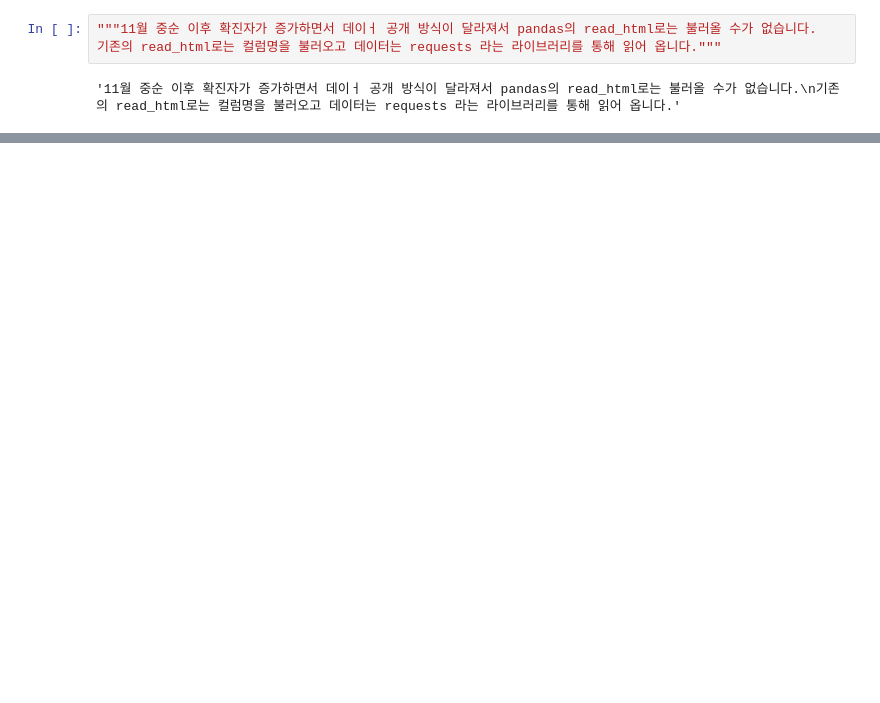
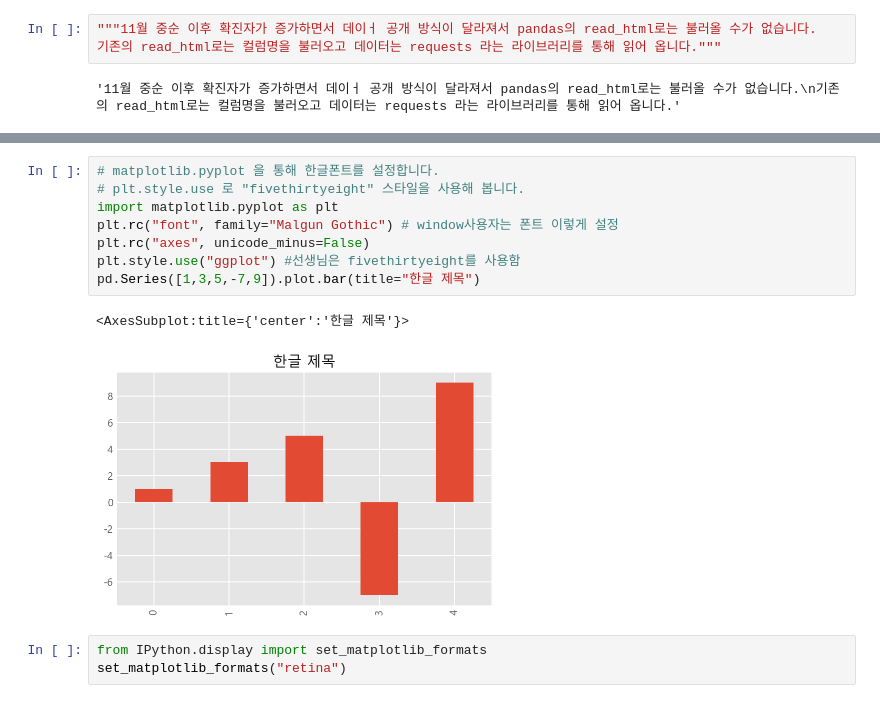
Before and after one commit to hdonghun/Python_analysis-visualization, a Jupyter notebook: 서울시 코로나19 발생현황 분석하기.ipynb, the cells around one changed output, grey strips where cells are left out. Saved outputs shown, nothing was run; the diff lists cells and outputs as text; blank space fills up the shorter version.

```diff
--- a/서울시 코로나19 발생현황 분석하기.ipynb
+++ b/서울시 코로나19 발생현황 분석하기.ipynb
@@ -91,0 +68,14 @@ Name: 0, dtype: object
+# %%
+# matplotlib.pyplot 을 통해 한글폰트를 설정합니다.
+# plt.style.use 로 "fivethirtyeight" 스타일을 사용해 봅니다.
+import matplotlib.pyplot as plt
+plt.rc("font", family="Malgun Gothic") # window사용자는 폰트 이렇게 설정
+plt.rc("axes", unicode_minus=False)
+plt.style.use("ggplot") #선생님은 fivethirtyeight를 사용함
+pd.Series([1,3,5,-7,9]).plot.bar(title="한글 제목")
+# %% [output]
+<AxesSubplot:title={'center':'한글 제목'}>
+[figure, added]
+# %%
+from IPython.display import set_matplotlib_formats
+set_matplotlib_formats("retina")
```
Also changed, not shown: parts of 41 cells of this notebook.
